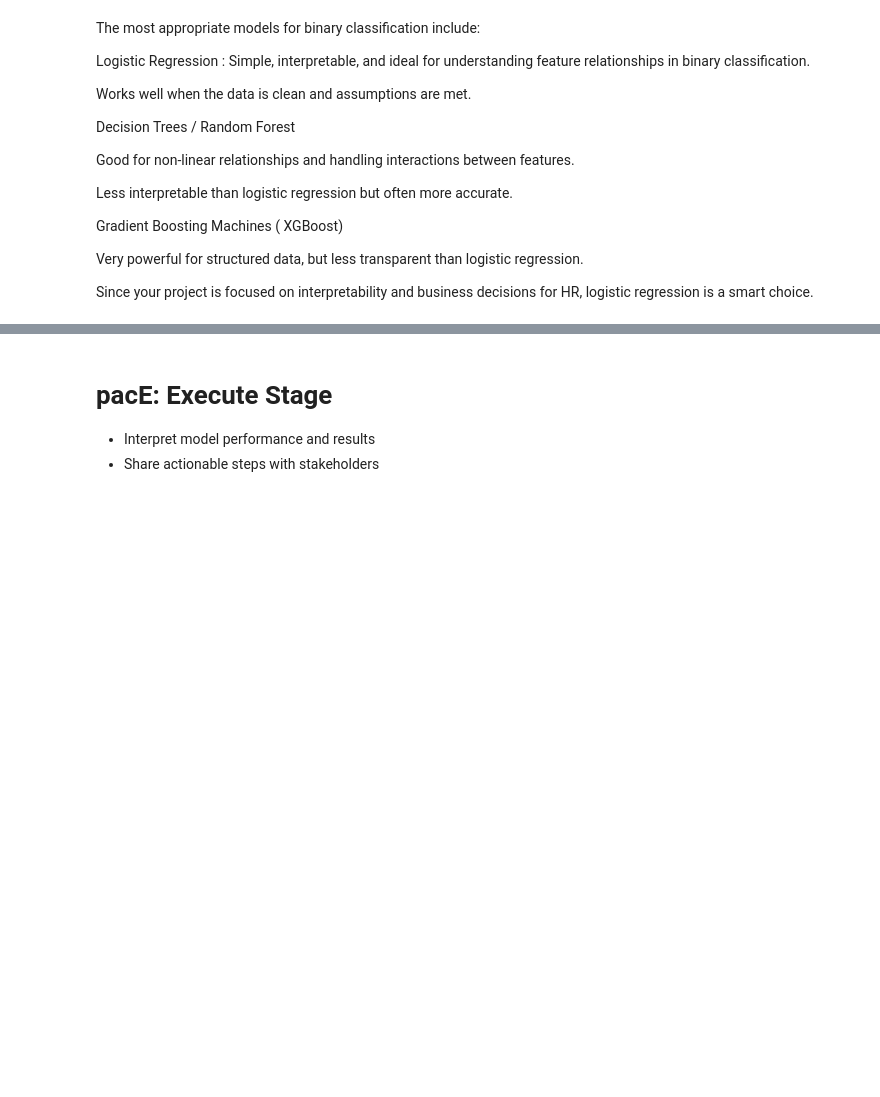
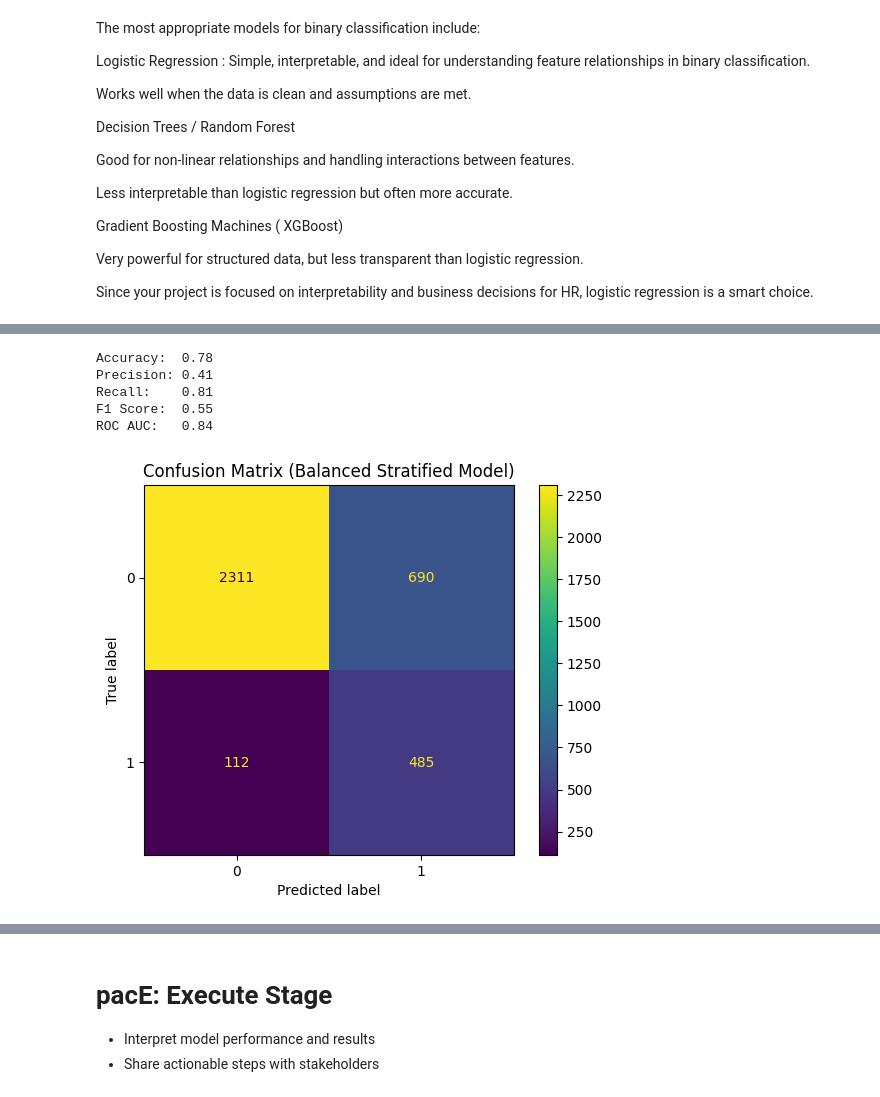
Before and after one commit to edilma/salifor, a Jupyter notebook: Activity_ Course 7 Salifort Motors project lab.ipynb, the cells around one changed output, grey strips where cells are left out. Saved outputs shown, nothing was run; the diff lists cells and outputs as text; code cells hidden in the pictures; blank space fills up the shorter version.

Commit message:
MODELED another logistic regression model. This time it is balanced.  It performs much better.

```diff
--- a/Activity_ Course 7 Salifort Motors project lab.ipynb
+++ b/Activity_ Course 7 Salifort Motors project lab.ipynb
@@ -980,0 +1047,32 @@ Since your project is focused on interpretability and business decisions for HR,
+# %%
+
+# Load the pickled model
+with open("clf_strat_balance.pkl", "rb") as f:
+    clf_strat_balance = pickle.load(f)
+# %%
+# Predictions using the balanced stratified model
+y_strat_pred_balance = clf_strat_balance.predict(X_strat_test)
+y_strat_proba_balance = clf_strat_balance.predict_proba(X_strat_test)[:, 1]
+# %%
+# Print evaluation metrics for the balanced stratified model
+print("Accuracy: ", round(accuracy_score(y_strat_test, y_strat_pred_balance), 2))
+print("Precision:", round(precision_score(y_strat_test, y_strat_pred_balance), 2))
+print("Recall:   ", round(recall_score(y_strat_test, y_strat_pred_balance), 2))
+print("F1 Score: ", round(f1_score(y_strat_test, y_strat_pred_balance), 2))
+print("ROC AUC:  ", round(roc_auc_score(y_strat_test, y_strat_proba_balance), 2))
+# %% [output]
+Accuracy:  0.78
+Precision: 0.41
+Recall:    0.81
+F1 Score:  0.55
+ROC AUC:   0.84
+# %%
+cm_balance = confusion_matrix(y_strat_test, y_strat_pred_balance, labels=clf_strat_balance.classes_)
+disp_balance = ConfusionMatrixDisplay(confusion_matrix=cm_balance, display_labels=clf_strat_balance.classes_)
+
+# Plot
+disp_balance.plot()
+plt.title("Confusion Matrix (Balanced Stratified Model)")
+plt.show()
+# %% [output]
+[figure, added]
```
Also changed, not shown: parts of 12 cells of this notebook.
